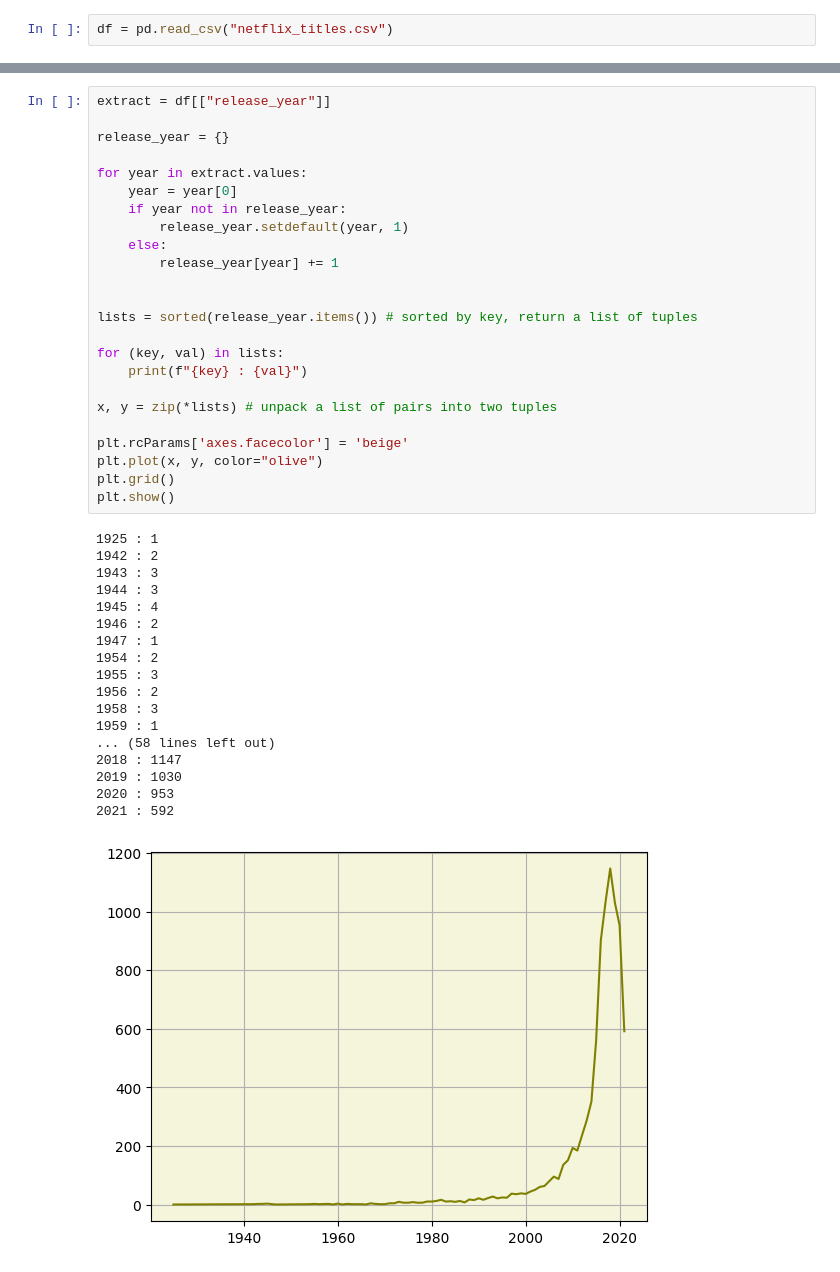
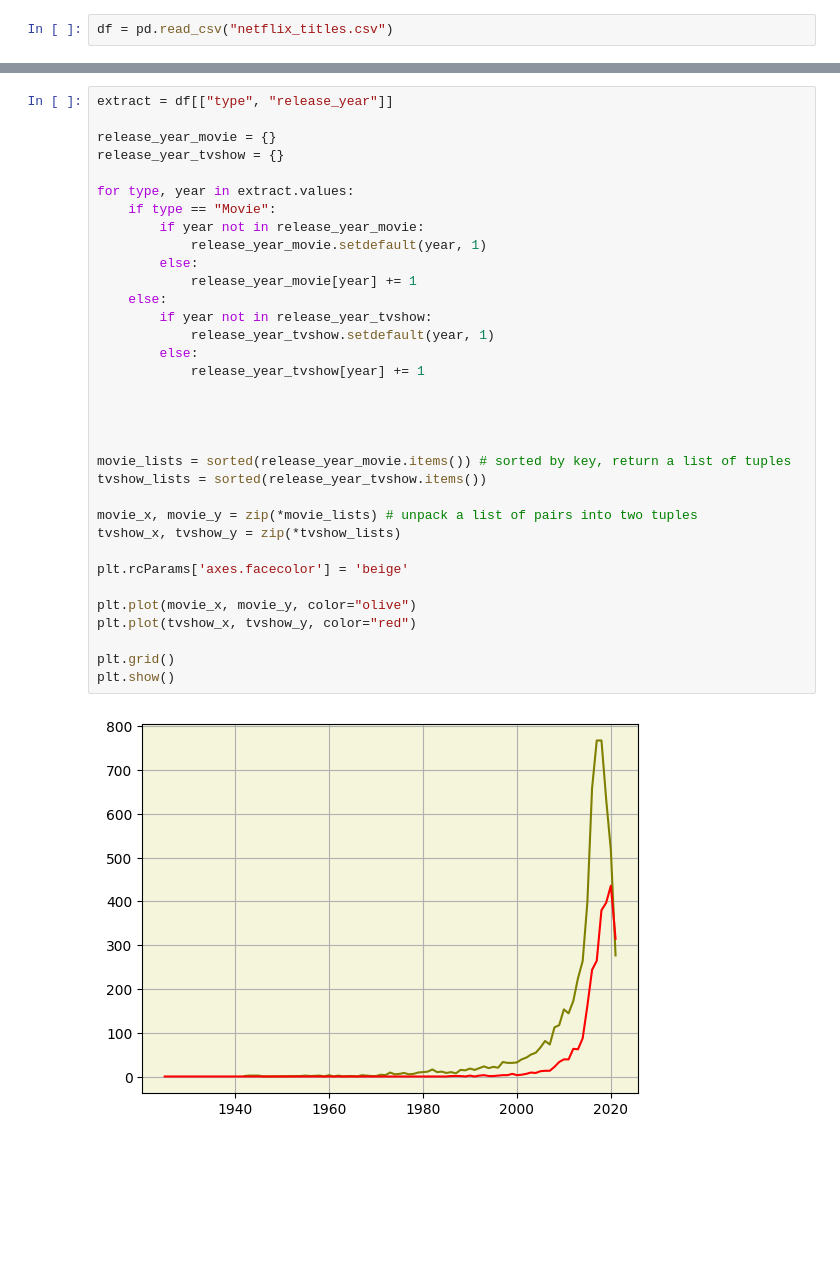
Before and after one commit to ab1653/Empirical-Project, a Jupyter notebook: blog.ipynb, the cells around one changed output, grey strips where cells are left out. Drawn from its saved outputs; the diff is of its cells as text; blank space fills up the shorter version.

```diff
--- a/blog.ipynb
+++ b/blog.ipynb
@@ -32,43 +68,36 @@ df = pd.read_csv("netflix_titles.csv")
 # %%
-extract = df[["release_year"]]
+extract = df[["type", "release_year"]]
 
-release_year = {}
+release_year_movie = {}
+release_year_tvshow = {}
 
-for year in extract.values:
-    year = year[0]
-    if year not in release_year:
-        release_year.setdefault(year, 1)
+for type, year in extract.values:
+    if type == "Movie":
+        if year not in release_year_movie:
+            release_year_movie.setdefault(year, 1)
+        else:
+            release_year_movie[year] += 1
     else:
-        release_year[year] += 1
+        if year not in release_year_tvshow:
+            release_year_tvshow.setdefault(year, 1)
+        else:
+            release_year_tvshow[year] += 1
 
 
-lists = sorted(release_year.items()) # sorted by key, return a list of tuples
 
-for (key, val) in lists:
-    print(f"{key} : {val}")
 
-x, y = zip(*lists) # unpack a list of pairs into two tuples
+movie_lists = sorted(release_year_movie.items()) # sorted by key, return a list of tuples
+tvshow_lists = sorted(release_year_tvshow.items())
+
+movie_x, movie_y = zip(*movie_lists) # unpack a list of pairs into two tuples
+tvshow_x, tvshow_y = zip(*tvshow_lists)
 
 plt.rcParams['axes.facecolor'] = 'beige'
-plt.plot(x, y, color="olive")
+
+plt.plot(movie_x, movie_y, color="olive")
+plt.plot(tvshow_x, tvshow_y, color="red")
+
 plt.grid()
 plt.show()
 # %% [output]
-1925 : 1
-1942 : 2
-1943 : 3
-1944 : 3
-1945 : 4
-1946 : 2
-1947 : 1
-1954 : 2
-1955 : 3
-1956 : 2
-1958 : 3
-1959 : 1
-... (58 lines left out)
-2018 : 1147
-2019 : 1030
-2020 : 953
-2021 : 592
-[figure, old version]
+[figure, new version]
```
Also changed, not shown: parts of 10 cells of this notebook, 1 other file.
